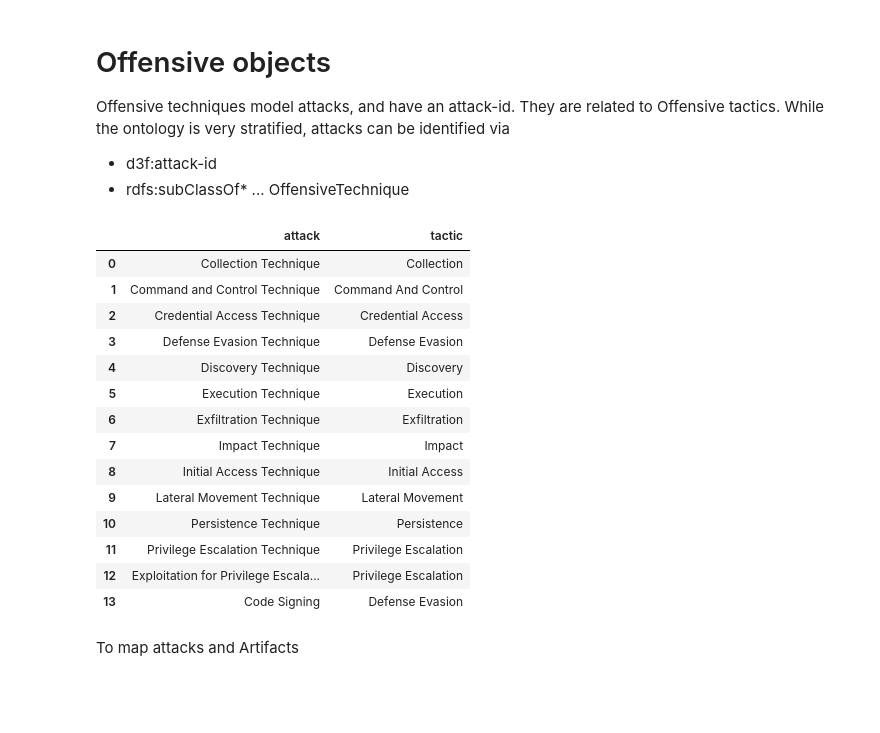
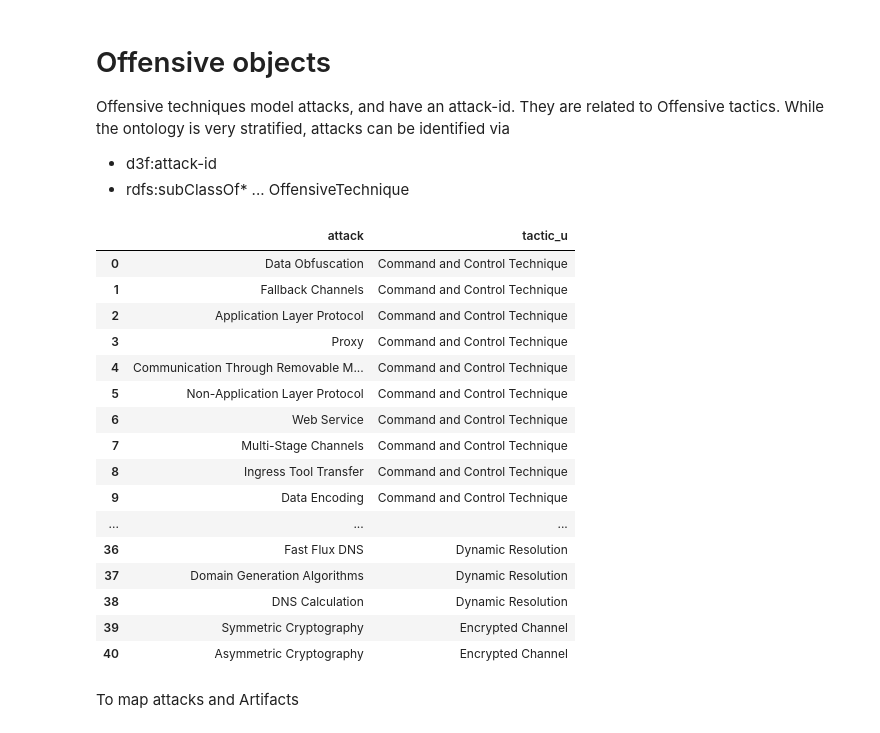
Before and after one commit to par-tec/security-ontologies, a Jupyter notebook: d4f-notebook.py.ipynb, the cells around one changed output. Saved outputs shown, nothing was run; the diff lists cells and outputs as text; code cells hidden in the pictures; blank space fills up the shorter version.

```diff
--- a/d4f-notebook.py.ipynb
+++ b/d4f-notebook.py.ipynb
@@ -182,38 +187,38 @@ While the ontology is very stratified, attacks can be identified via
 # %%
 # Offensive Techniques are associated to Offensive Tactics via d3f:enables
 
 sparql_dataframe.get(
-    endpoint, prefixes+
+    endpoint, prefixes +
 """
-SELECT DISTINCT ?attack, ?tactic
+SELECT DISTINCT ?attack, ?tactic_u
 WHERE {
 
-?a (rdf:type|rdfs:subClassOf)* d3f:OffensiveTechnique;
+?a (rdf:type|rdfs:subClassOf)* d3f:CommandAndControlTechnique;
   rdfs:label ?attack;
-  d3f:enables ?tactic_u
-.
- ?tactic_u   (rdf:type|rdfs:subClassOf)* d3f:OffensiveTactic;
-    rdfs:label ?tactic
+  rdfs:subClassOf [ rdfs:label ?tactic_u]
+
 
 }
 """
                     )
 # %% [output]
-|  | attack | tactic |
-| 0 | Collection Technique | Collection |
-| 1 | Command and Control Technique | Command And Control |
-| 2 | Credential Access Technique | Credential Access |
-| 3 | Defense Evasion Technique | Defense Evasion |
-| 4 | Discovery Technique | Discovery |
-| 5 | Execution Technique | Execution |
-| 6 | Exfiltration Technique | Exfiltration |
-| 7 | Impact Technique | Impact |
-| 8 | Initial Access Technique | Initial Access |
-| 9 | Lateral Movement Technique | Lateral Movement |
-| 10 | Persistence Technique | Persistence |
-| 11 | Privilege Escalation Technique | Privilege Escalation |
-| 12 | Exploitation for Privilege Escala... | Privilege Escalation |
-| 13 | Code Signing | Defense Evasion |
+|  | attack | tactic_u |
+| 0 | Data Obfuscation | Command and Control Technique |
+| 1 | Fallback Channels | Command and Control Technique |
+| 2 | Application Layer Protocol | Command and Control Technique |
+| 3 | Proxy | Command and Control Technique |
+| 4 | Communication Through Removable M... | Command and Control Technique |
+| 5 | Non-Application Layer Protocol | Command and Control Technique |
+| 6 | Web Service | Command and Control Technique |
+| 7 | Multi-Stage Channels | Command and Control Technique |
+| 8 | Ingress Tool Transfer | Command and Control Technique |
+| 9 | Data Encoding | Command and Control Technique |
+| ... | ... | ... |
+| 36 | Fast Flux DNS | Dynamic Resolution |
+| 37 | Domain Generation Algorithms | Dynamic Resolution |
+| 38 | DNS Calculation | Dynamic Resolution |
+| 39 | Symmetric Cryptography | Encrypted Channel |
+| 40 | Asymmetric Cryptography | Encrypted Channel |
 # %% [markdown]
 To map attacks and Artifacts
 # %%
```
Also changed, not shown: parts of 18 cells of this notebook, 12 other files.
